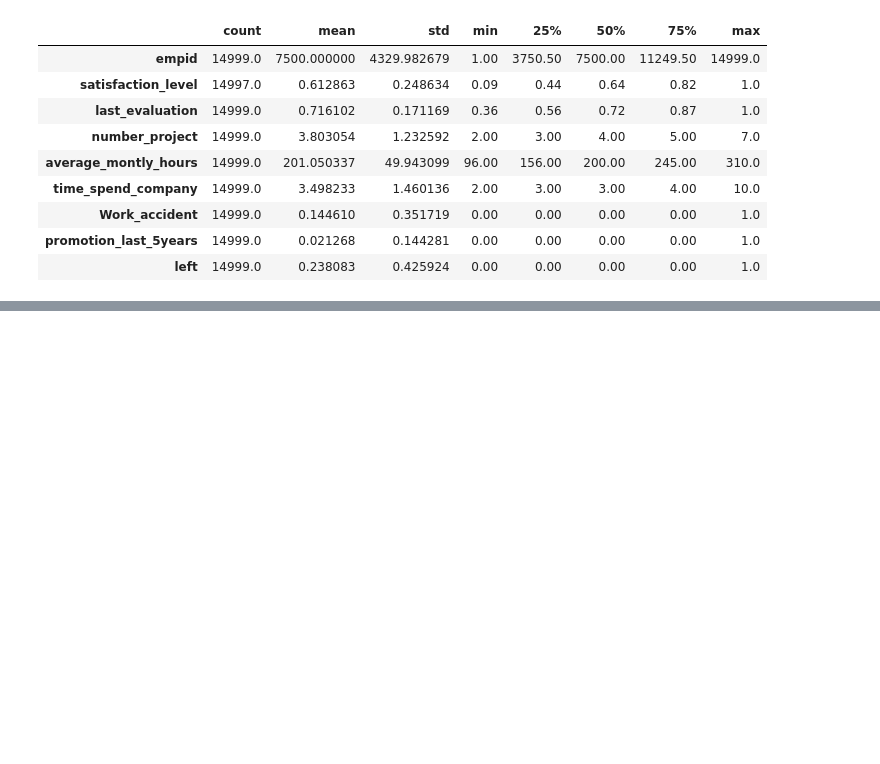
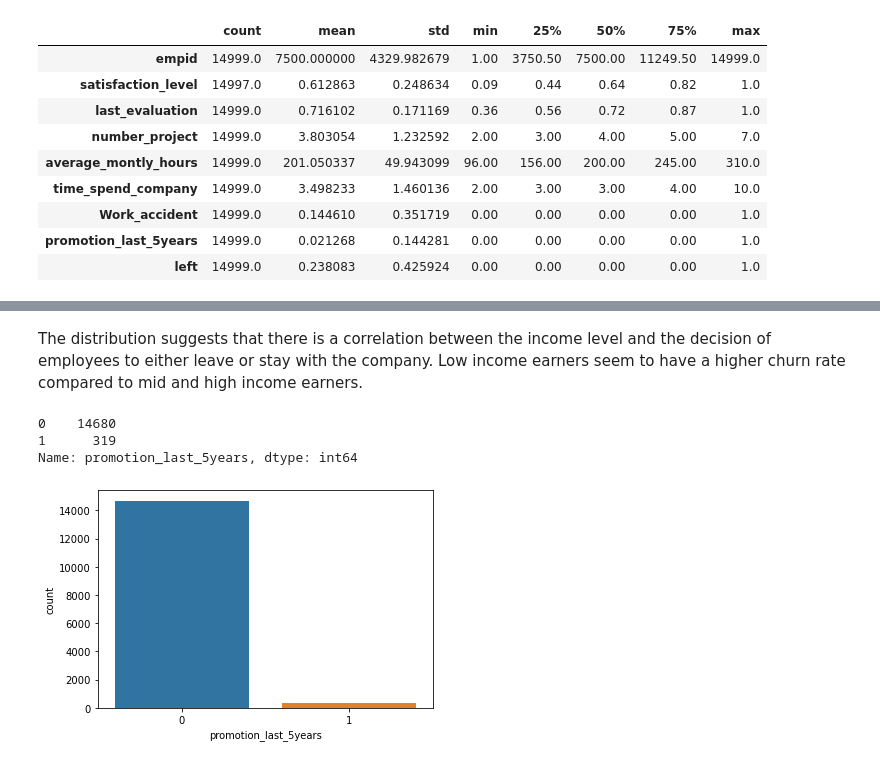
Before and after one commit to hanuel-89/employee_churn, a Jupyter notebook: exploratory_analysis.ipynb, the cells around one changed output, grey strips where cells are left out. Saved outputs shown, nothing was run; the diff lists cells and outputs as text; code cells hidden in the pictures; blank space fills up the shorter version.

```diff
--- a/exploratory_analysis.ipynb
+++ b/exploratory_analysis.ipynb
@@ -56,0 +131,11 @@ data.describe().T
+# %% [markdown]
+The distribution suggests that there is a correlation between the income level and the decision of employees to either leave or stay with the company. Low income earners seem to have a higher churn rate compared to mid and high income earners.
+# %%
+# Check the distribution of the feature variable: salary
+sns.countplot(x='promotion_last_5years', data=data) # visualize the distribution
+data['promotion_last_5years'].value_counts()
+# %% [output]
+0    14680
+1      319
+Name: promotion_last_5years, dtype: int64
+[figure, added]
```
Also changed, not shown: parts of 41 cells of this notebook.
